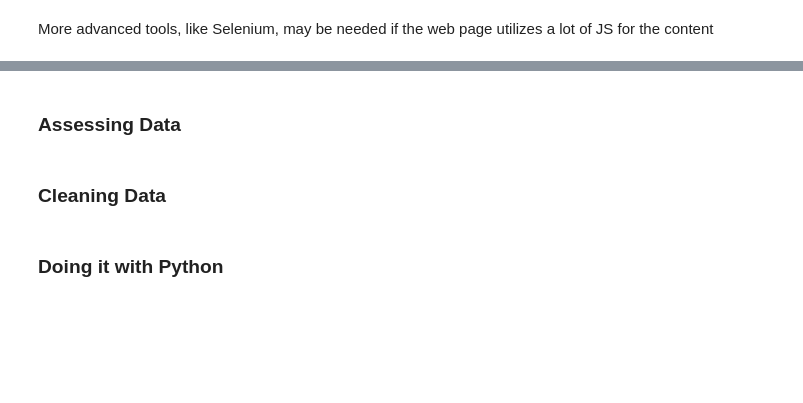
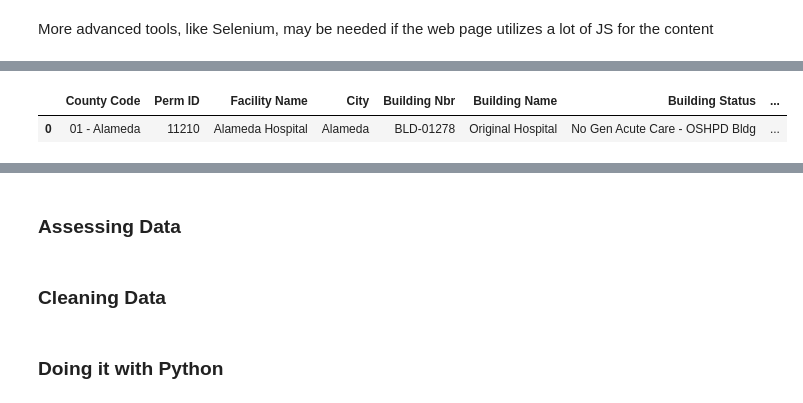
Before and after one commit to birbarino/Python-Projects, a Jupyter notebook: data-wrangling/wrangling.ipynb, the cells around one changed output, grey strips where cells are left out. Drawn from its saved outputs; the diff is of its cells as text; code cells hidden in the pictures; blank space fills up the shorter version.

```diff
--- a/data-wrangling/wrangling.ipynb
+++ b/data-wrangling/wrangling.ipynb
@@ -380,0 +547,22 @@ More advanced tools, like Selenium, may be needed if the web page utilizes a lot
+# %%
+## 2. Extract a dataset via manual download
+
+### 2.1 Download a dataset manually
+'''We provided you a csv file `hospital_building_data.csv`. You can think that we pre-downloaded the data for you.
+
+Load the dataset into this notebook.'''
+
+#FILL IN - load a dataset that was downloaded manually into a dataframe
+df = pd.read_csv('./datasets/hospital/hospital_building_data.csv', encoding='utf8')
+df.head()
+
+### 2.2 Parse the obtained data
+'''Parse the obtained data to get the **first** relevant data value or record from your manually downloaded dataset.
+
+Please ensure the result you obtain is relevant to the hospital building data.'''
+
+#Fill in - get the first data record/value from the manually downloaded file
+df.head(1)
+# %% [output]
+|  | County Code | Perm ID | Facility Name | City | Building Nbr | Building Name | Building Status | ... |
+| 0 | 01 - Alameda | 11210 | Alameda Hospital | Alameda | BLD-01278 | Original Hospital | No Gen Acute Care - OSHPD Bldg | ... |
```
Also changed, not shown: parts of 31 cells of this notebook, 5 other files.
